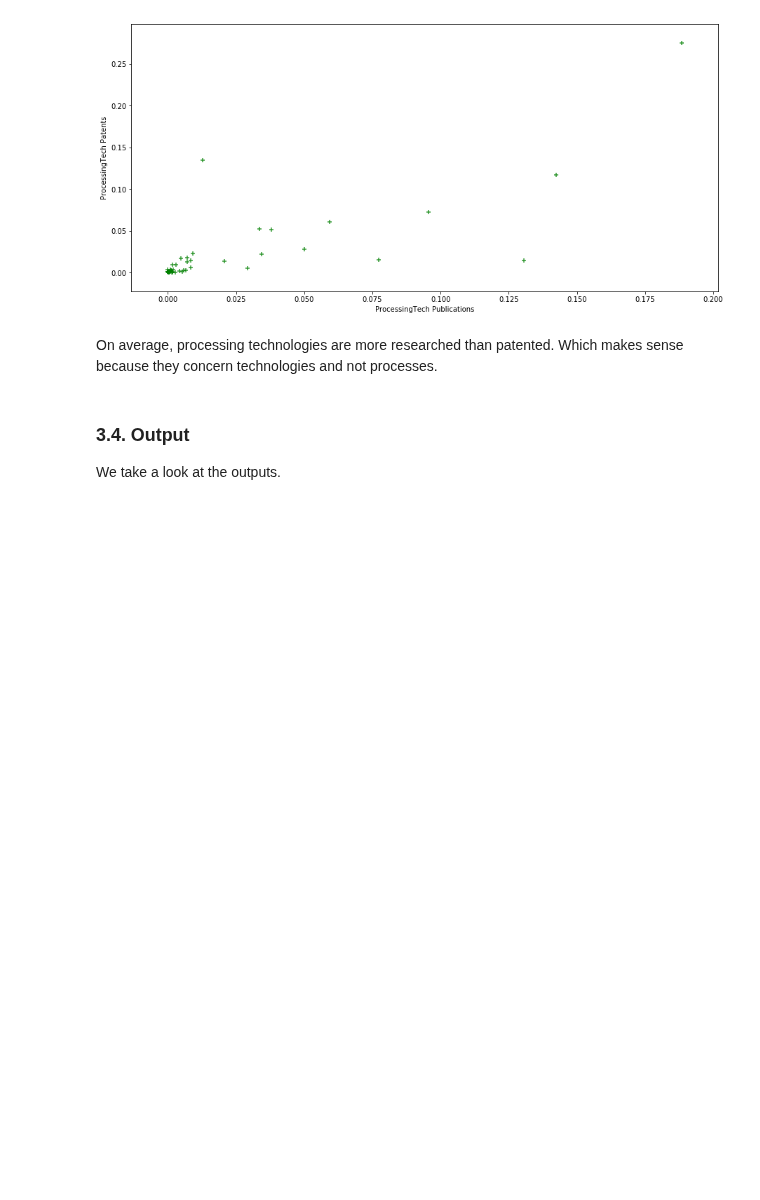
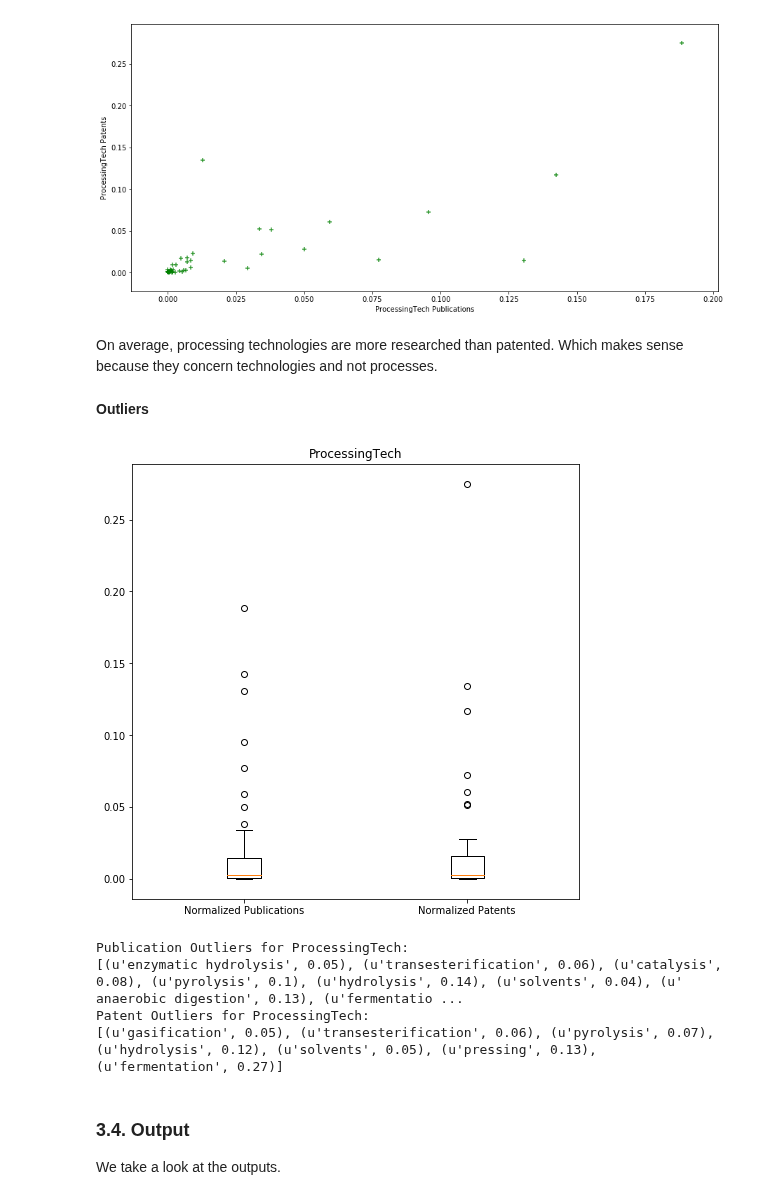
Before and after one commit to duarteocarmo/technological_capabilities, a Jupyter notebook: notebooks/3_PatentsVsPublications.ipynb, the cells around one changed output. Saved outputs shown, nothing was run; the diff lists cells and outputs as text; code cells hidden in the pictures; blank space fills up the shorter version.

```diff
--- a/notebooks/3_PatentsVsPublications.ipynb
+++ b/notebooks/3_PatentsVsPublications.ipynb
@@ -538,6 +624,32 @@ plt.show()
 [figure]
 # %% [markdown]
 On average, processing technologies are more researched than patented. Which makes sense because they concern technologies and not processes.
+# %% [markdown]
+**Outliers**
+# %%
+fig, ax1 = plt.subplots(figsize=(8,8))
+plt.boxplot([distribution['publications_norm'], distribution['patents_norm']])
+plt.xticks([1, 2], ['Normalized Publications', 'Normalized Patents'])
+plt.title('{}'.format(processType))
+plt.show()
+
+print 'Publication Outliers for {}:'.format(processType)
+pub_outliers = []
+for element in get_outliers(distribution['publications_norm']):
+    pub_outliers.append((distribution['terms'][element[1]], round(element[0], 2)))
+print pub_outliers
+
+print 'Patent Outliers for {}:'.format(processType)
+pat_outliers = []
+for element in get_outliers(distribution['patents_norm']):
+    pat_outliers.append((distribution['terms'][element[1]], round(element[0], 2)))
+print pat_outliers
+# %% [output]
+[figure, added]
+Publication Outliers for ProcessingTech:
+[(u'enzymatic hydrolysis', 0.05), (u'transesterification', 0.06), (u'catalysis', 0.08), (u'pyrolysis', 0.1), (u'hydrolysis', 0.14), (u'solvents', 0.04), (u' anaerobic digestion', 0.13), (u'fermentatio ...
+Patent Outliers for ProcessingTech:
+[(u'gasification', 0.05), (u'transesterification', 0.06), (u'pyrolysis', 0.07), (u'hydrolysis', 0.12), (u'solvents', 0.05), (u'pressing', 0.13), (u'fermentation', 0.27)]
 # %% [markdown]
 ### 3.4. Output <a class="anchor" id="three-four"></a>
 
```
Also changed, not shown: parts of 11 cells of this notebook.
